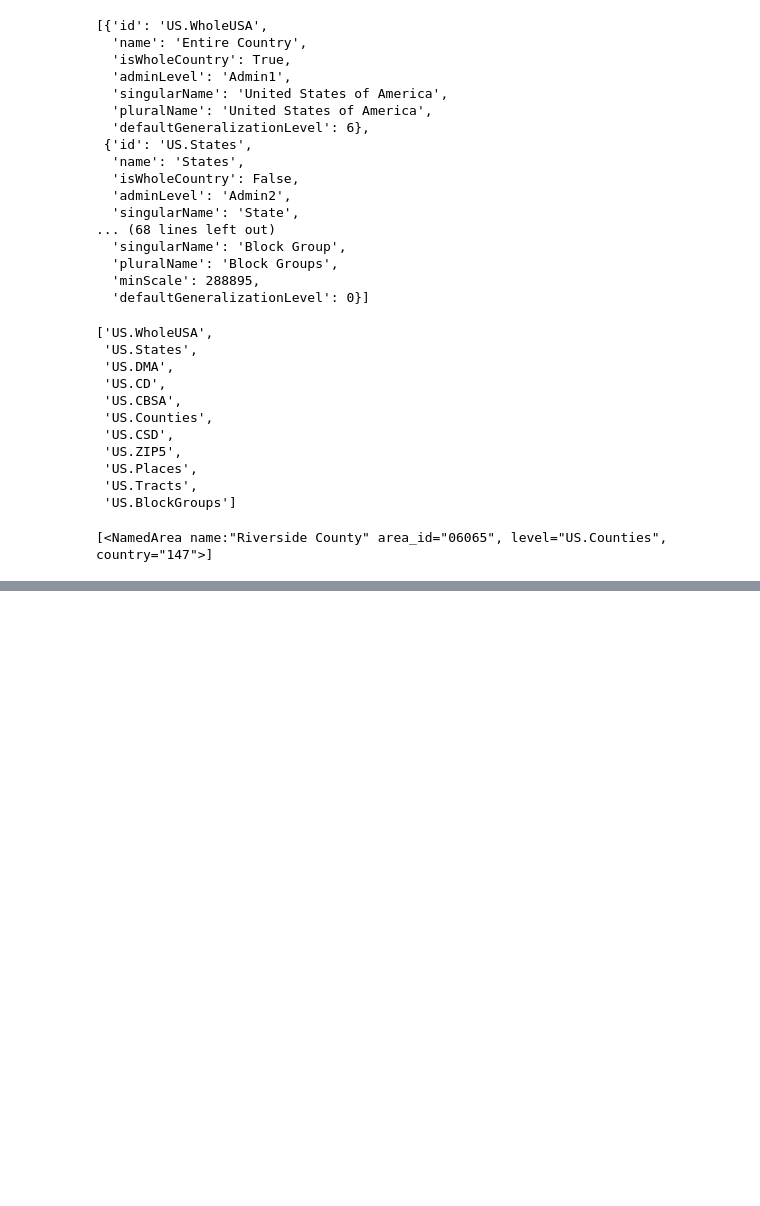
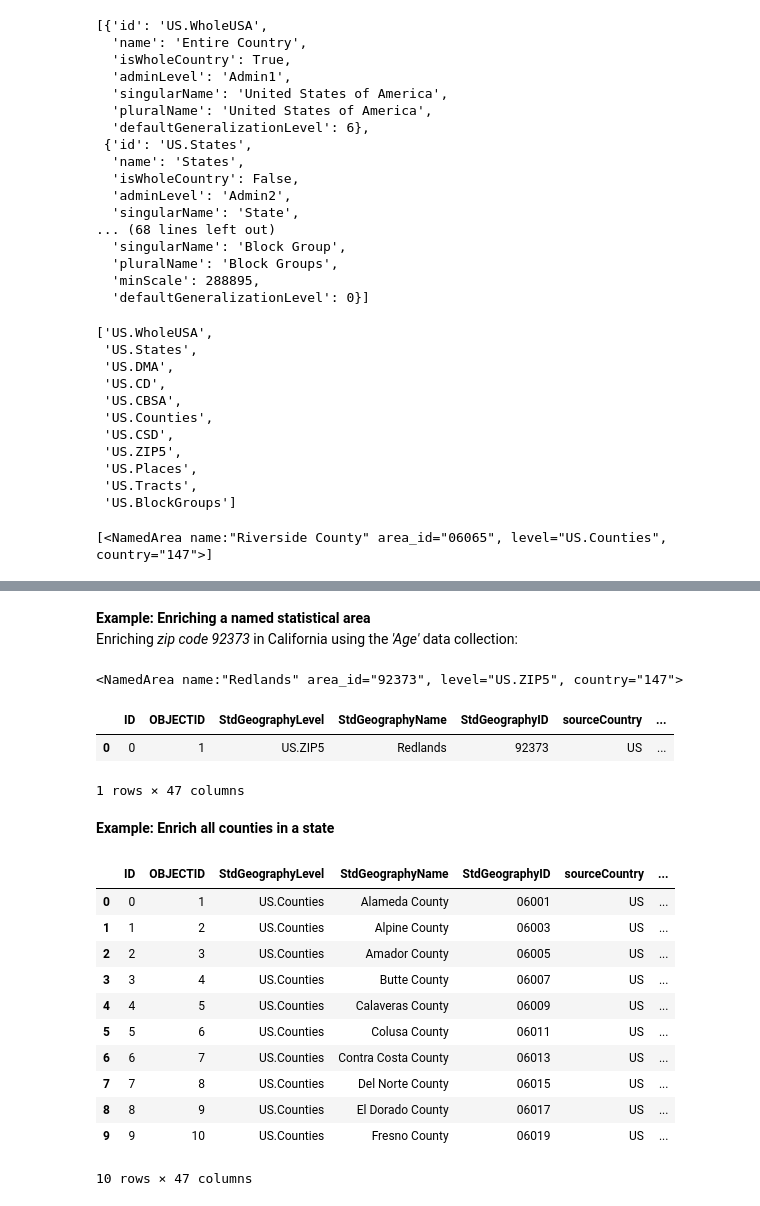
Before and after one commit to aleksey-nsk/jupyter_and_arcgis, a Jupyter notebook: example_03_geoenrichment_guide/geoenrichment_guide.ipynb, the cells around one changed output, grey strips where cells are left out. Cells and saved outputs as stored; diff of their text form; code cells hidden in the pictures; blank space fills up the shorter version.

Commit message:
finish GeoEnrichment guide for Python

```diff
--- a/example_03_geoenrichment_guide/geoenrichment_guide.ipynb
+++ b/example_03_geoenrichment_guide/geoenrichment_guide.ipynb
@@ -368,0 +433,35 @@ usa.search(query='Riverside', layers=['US.Counties'])
+# %% [markdown]
+**Example: Enriching a named statistical area**
+Enriching *zip code 92373* in California using the *'Age'* data collection:
+# %%
+redlands = usa.subgeographies.states['California'].zip5['92373']
+redlands
+# %% [output]
+<NamedArea name:"Redlands" area_id="92373", level="US.ZIP5", country="147">
+# %%
+enriched_redlands = enrich(study_areas=[redlands], data_collections=['Age'])
+enriched_redlands
+# %% [output]
+|  | ID | OBJECTID | StdGeographyLevel | StdGeographyName | StdGeographyID | sourceCountry | ... |
+| 0 | 0 | 1 | US.ZIP5 | Redlands | 92373 | US | ... |
+1 rows × 47 columns
+# %% [markdown]
+**Example: Enrich all counties in a state**
+# %%
+ca_counties = usa.subgeographies.states['California'].counties
+# %%
+counties_df = enrich(study_areas=ca_counties, data_collections=['Age'])
+counties_df.head(10)
+# %% [output]
+|  | ID | OBJECTID | StdGeographyLevel | StdGeographyName | StdGeographyID | sourceCountry | ... |
+| 0 | 0 | 1 | US.Counties | Alameda County | 06001 | US | ... |
+| 1 | 1 | 2 | US.Counties | Alpine County | 06003 | US | ... |
+| 2 | 2 | 3 | US.Counties | Amador County | 06005 | US | ... |
+| 3 | 3 | 4 | US.Counties | Butte County | 06007 | US | ... |
+| 4 | 4 | 5 | US.Counties | Calaveras County | 06009 | US | ... |
+| 5 | 5 | 6 | US.Counties | Colusa County | 06011 | US | ... |
+| 6 | 6 | 7 | US.Counties | Contra Costa County | 06013 | US | ... |
+| 7 | 7 | 8 | US.Counties | Del Norte County | 06015 | US | ... |
+| 8 | 8 | 9 | US.Counties | El Dorado County | 06017 | US | ... |
+| 9 | 9 | 10 | US.Counties | Fresno County | 06019 | US | ... |
+10 rows × 47 columns
```
Also changed, not shown: parts of 28 cells of this notebook, 2 other files.
